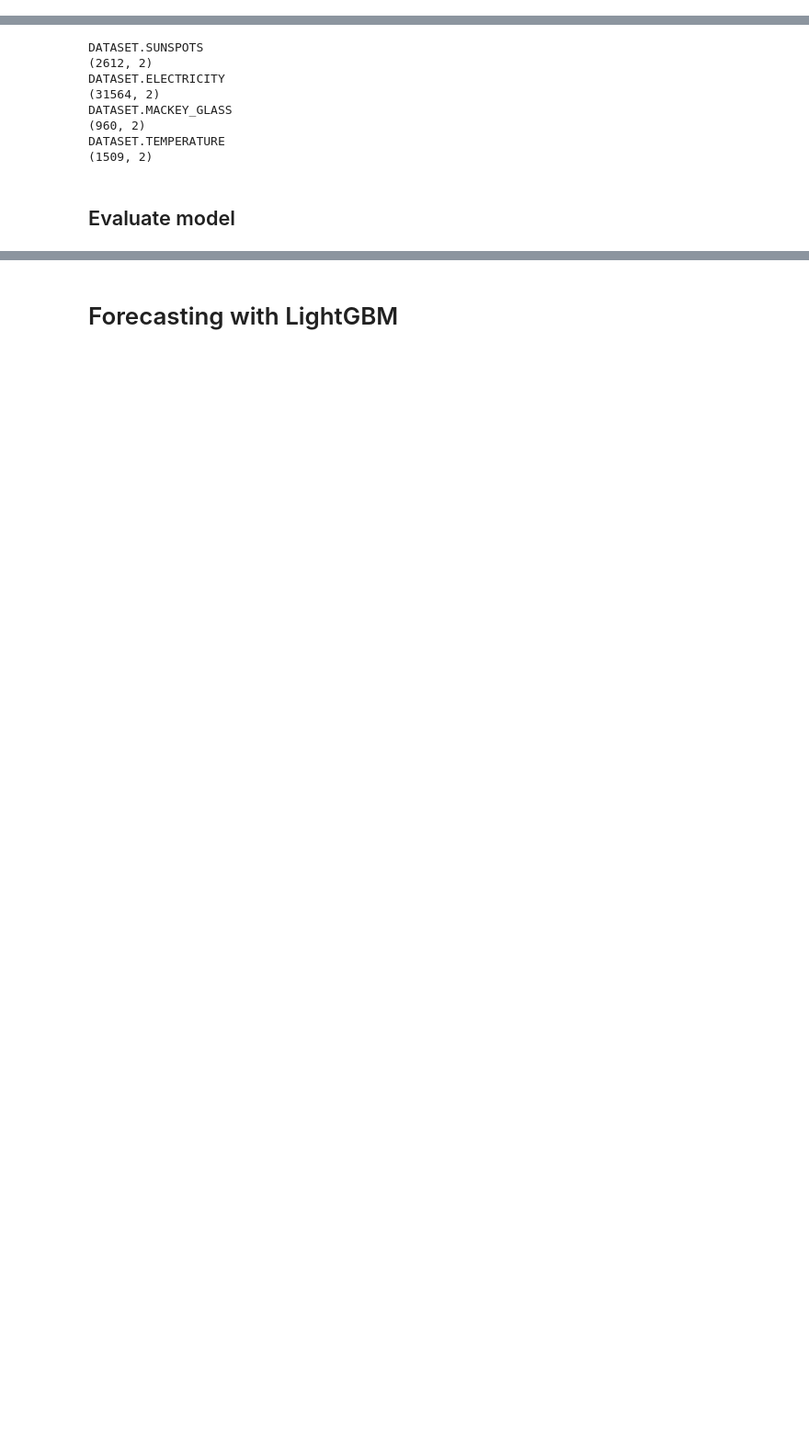
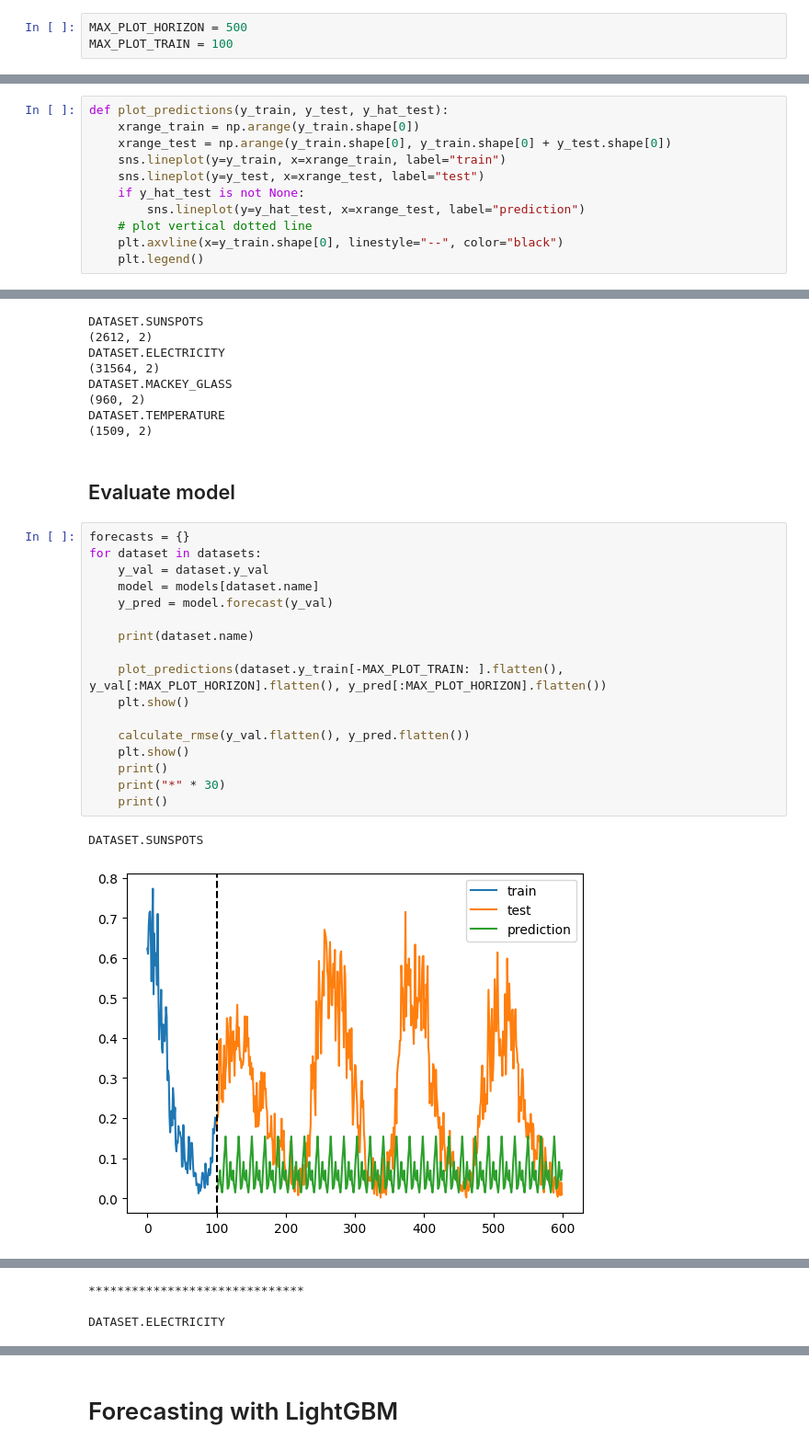
Before and after one commit to czyjtu/time-series-forecasting, a Jupyter notebook: notebooks/boosting_all_datasets.ipynb, the cells around one changed output, grey strips where cells are left out. Shown at 92% size. Cells and saved outputs as stored; diff of their text form; blank space fills up the shorter version.

```diff
--- a/notebooks/boosting_all_datasets.ipynb
+++ b/notebooks/boosting_all_datasets.ipynb
@@ -12,8 +12,22 @@ import pandas as pd
 import numpy as np
 import matplotlib.pyplot as plt
 import seaborn as sns
+# %%
+MAX_PLOT_HORIZON = 500
+MAX_PLOT_TRAIN = 100
 # %%
 sunspots = dl.DataLoader(dl.DATASET.SUNSPOTS)
 electricity = dl.DataLoader(dl.DATASET.ELECTRICITY)
 mackey_glass = dl.DataLoader(dl.DATASET.MACKEY_GLASS)
 temperature = dl.DataLoader(dl.DATASET.TEMPERATURE)
+# %%
+def plot_predictions(y_train, y_test, y_hat_test):
+    xrange_train = np.arange(y_train.shape[0])
+    xrange_test = np.arange(y_train.shape[0], y_train.shape[0] + y_test.shape[0])
+    sns.lineplot(y=y_train, x=xrange_train, label="train")
+    sns.lineplot(y=y_test, x=xrange_test, label="test")
+    if y_hat_test is not None:
+        sns.lineplot(y=y_hat_test, x=xrange_test, label="prediction")
+    # plot vertical dotted line
+    plt.axvline(x=y_train.shape[0], linestyle="--", color="black")
+    plt.legend()
@@ -118,3 +135,23 @@ DATASET.TEMPERATURE
 (1509, 2)
 # %% [markdown]
 ## Evaluate model
+# %%
+forecasts = {}
+for dataset in datasets:
+    y_val = dataset.y_val
+    model = models[dataset.name]
+    y_pred = model.forecast(y_val)
+
+    print(dataset.name)
+
+    plot_predictions(dataset.y_train[-MAX_PLOT_TRAIN: ].flatten(), y_val[:MAX_PLOT_HORIZON].flatten(), y_pred[:MAX_PLOT_HORIZON].flatten())
+    plt.show()
+
+    calculate_rmse(y_val.flatten(), y_pred.flatten())
+    plt.show()
+    print()
+    print("*" * 30)
+    print()
+# %% [output]
+DATASET.SUNSPOTS
+[figure, added]
@@ -120,0 +165,3 @@ DATASET.TEMPERATURE
+******************************
+
+DATASET.ELECTRICITY
```
Also changed, not shown: parts of 28 cells of this notebook, 1 other file.
